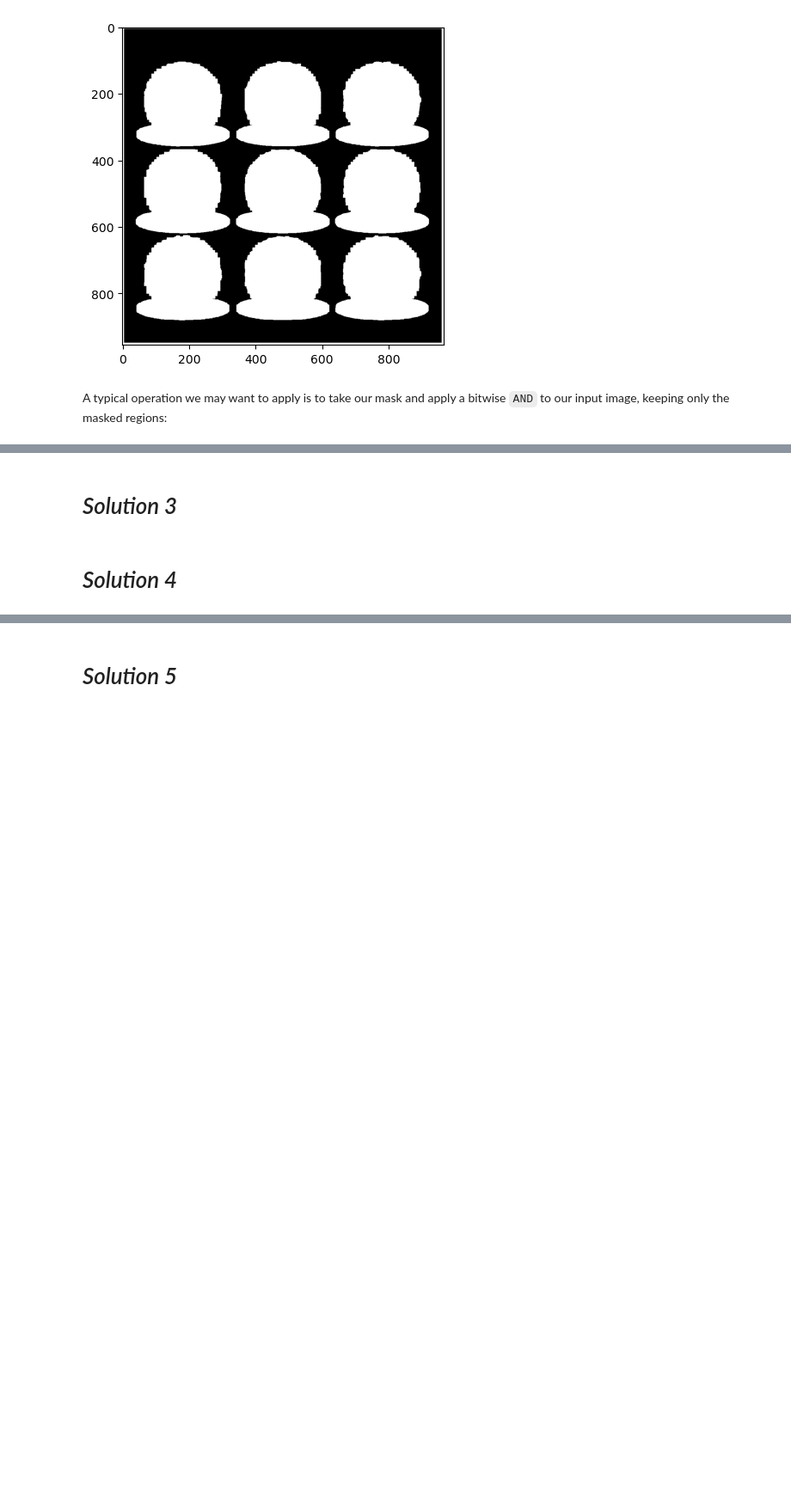
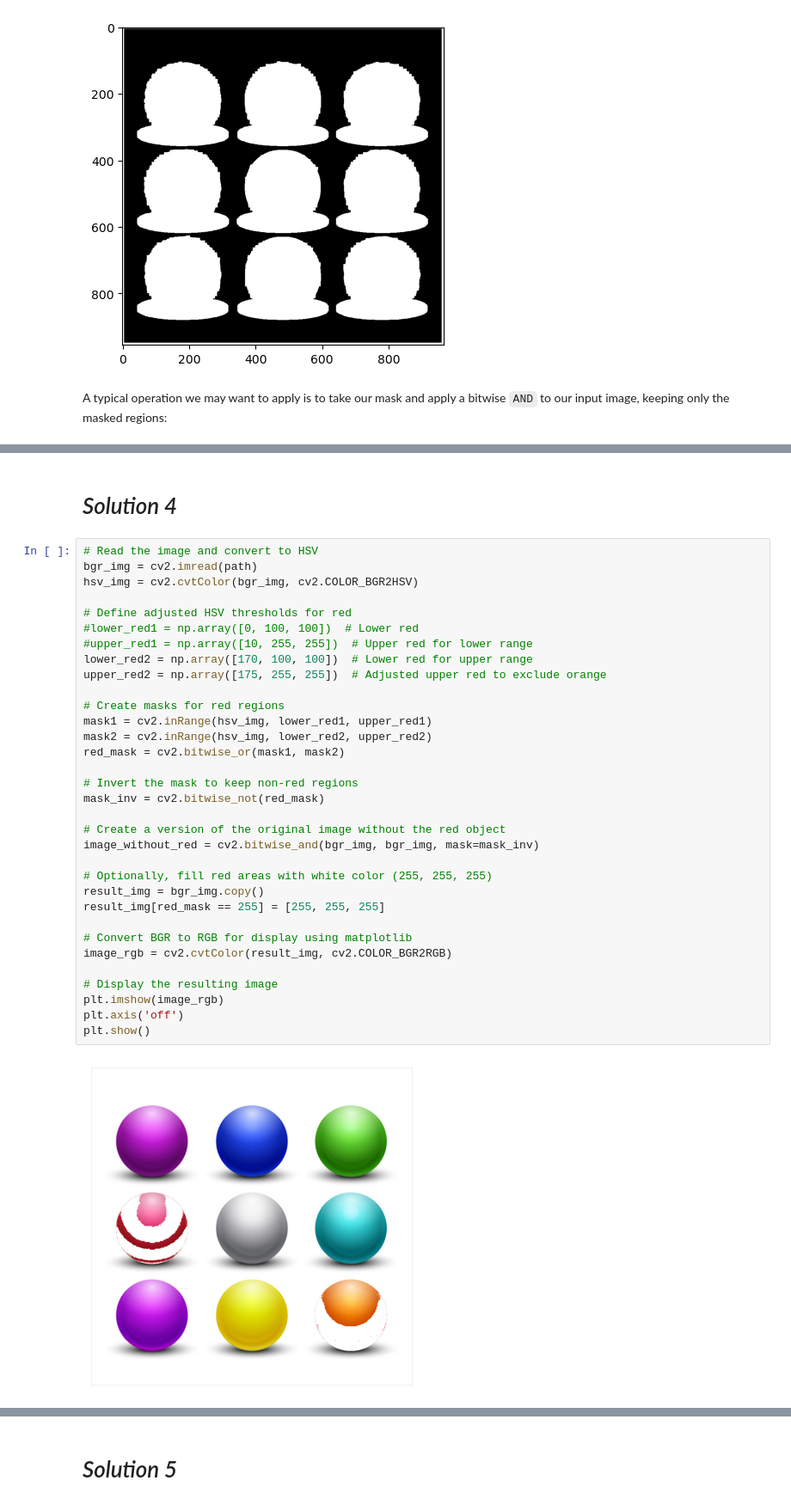
Before and after one commit to VadorInPython/34759_Perception_4_Autonomous_Systems, a Jupyter notebook: Exercise 2.ipynb, the cells around one changed output, grey strips where cells are left out. Shown at 86% size. Drawn from its saved outputs; the diff is of its cells as text; blank space fills up the shorter version.

```diff
--- a/Exercise 2.ipynb
+++ b/Exercise 2.ipynb
@@ -217,4 +264,37 @@ plt.imshow(output)
-# %% [markdown]
-# _Solution 3_
 # %% [markdown]
 # _Solution 4_
+# %%
+# Read the image and convert to HSV
+bgr_img = cv2.imread(path)
+hsv_img = cv2.cvtColor(bgr_img, cv2.COLOR_BGR2HSV)
+
+# Define adjusted HSV thresholds for red
+#lower_red1 = np.array([0, 100, 100])  # Lower red
+#upper_red1 = np.array([10, 255, 255])  # Upper red for lower range
+lower_red2 = np.array([170, 100, 100])  # Lower red for upper range
+upper_red2 = np.array([175, 255, 255])  # Adjusted upper red to exclude orange
+
+# Create masks for red regions
+mask1 = cv2.inRange(hsv_img, lower_red1, upper_red1)
+mask2 = cv2.inRange(hsv_img, lower_red2, upper_red2)
+red_mask = cv2.bitwise_or(mask1, mask2)
+
+# Invert the mask to keep non-red regions
+mask_inv = cv2.bitwise_not(red_mask)
+
+# Create a version of the original image without the red object
+image_without_red = cv2.bitwise_and(bgr_img, bgr_img, mask=mask_inv)
+
+# Optionally, fill red areas with white color (255, 255, 255)
+result_img = bgr_img.copy()
+result_img[red_mask == 255] = [255, 255, 255]
+
+# Convert BGR to RGB for display using matplotlib
+image_rgb = cv2.cvtColor(result_img, cv2.COLOR_BGR2RGB)
+
+# Display the resulting image
+plt.imshow(image_rgb)
+plt.axis('off')
+plt.show()
+# %% [output]
+[figure, added]
```
Also changed, not shown: parts of 11 cells of this notebook.
